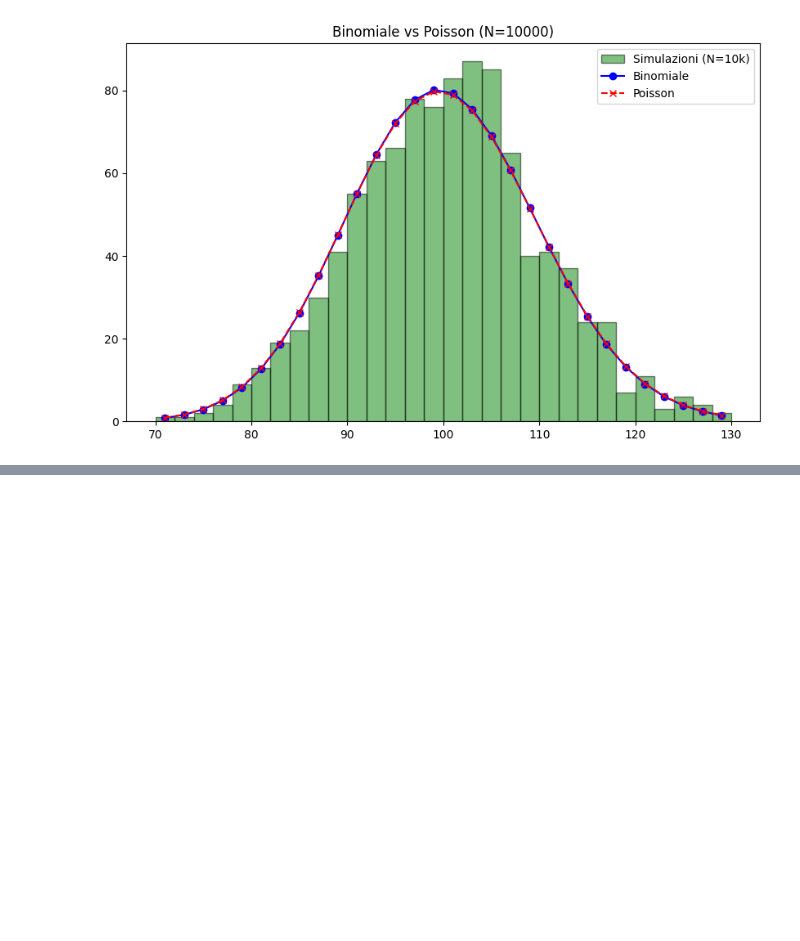
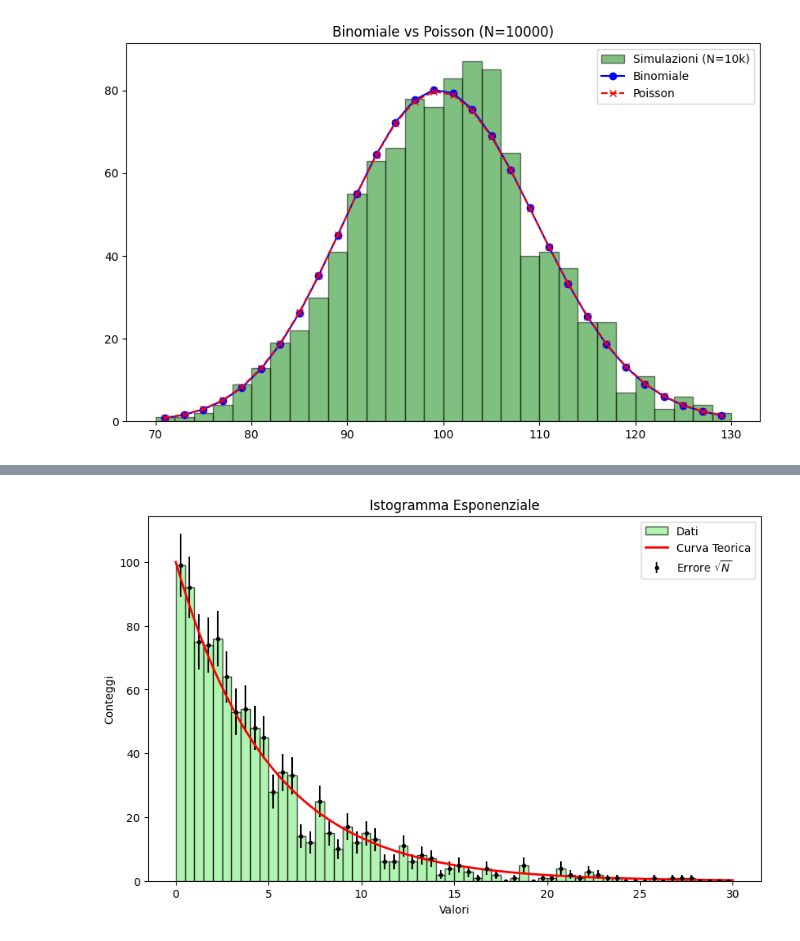
Before and after one commit to Its-mics/Statistica, a Jupyter notebook: laboratorio/Esercitazioni/File_Esercitazioni.ipynb, the cells around one changed output, grey strips where cells are left out. Saved outputs shown, nothing was run; the diff lists cells and outputs as text; code cells hidden in the pictures; blank space fills up the shorter version.

```diff
--- a/laboratorio/Esercitazioni/File_Esercitazioni.ipynb
+++ b/laboratorio/Esercitazioni/File_Esercitazioni.ipynb
@@ -116,0 +166,34 @@ plt.show()
+# %%
+
+N = 1000
+tau = 5
+dati_uni = np.random.uniform(0, 1, N)
+data_exp = -tau * np.log(1 - dati_uni)
+
+n_bins = 60
+raggio = (0, 30)
+bin_width = (raggio[1] - raggio[0]) / n_bins # cioè 0.5
+
+plt.figure(figsize=(10, 6))
+
+
+conteggi, bordi, _ = plt.hist(data_exp, bins=n_bins, range=raggio, color='lightgreen', edgecolor='black', alpha=0.7, label='Dati')
+
+# 4. AGGIUNGO ERRORI
+centri = (bordi[:-1] + bordi[1:]) / 2
+errori = np.sqrt(conteggi)
+plt.errorbar(centri, conteggi, yerr=errori, fmt='.', color='black', label='Errore $\sqrt{N}$')
+
+#  LINEA TEORICA
+x = np.linspace(0, 30, 200) # Le X sono necessarie per allineare il grafico
+y = N * bin_width * (1/tau * np.exp(-x/tau))
+
+plt.plot(x, y, color='red', lw=2, label='Curva Teorica') # lw è lo spessore della linea
+
+plt.xlabel('Valori')
+plt.ylabel('Conteggi')
+plt.title('Istogramma Esponenziale')
+plt.legend()
+plt.show()
+# %% [output]
+[figure, added]
```
Also changed, not shown: parts of 7 cells of this notebook, 4 other files.
